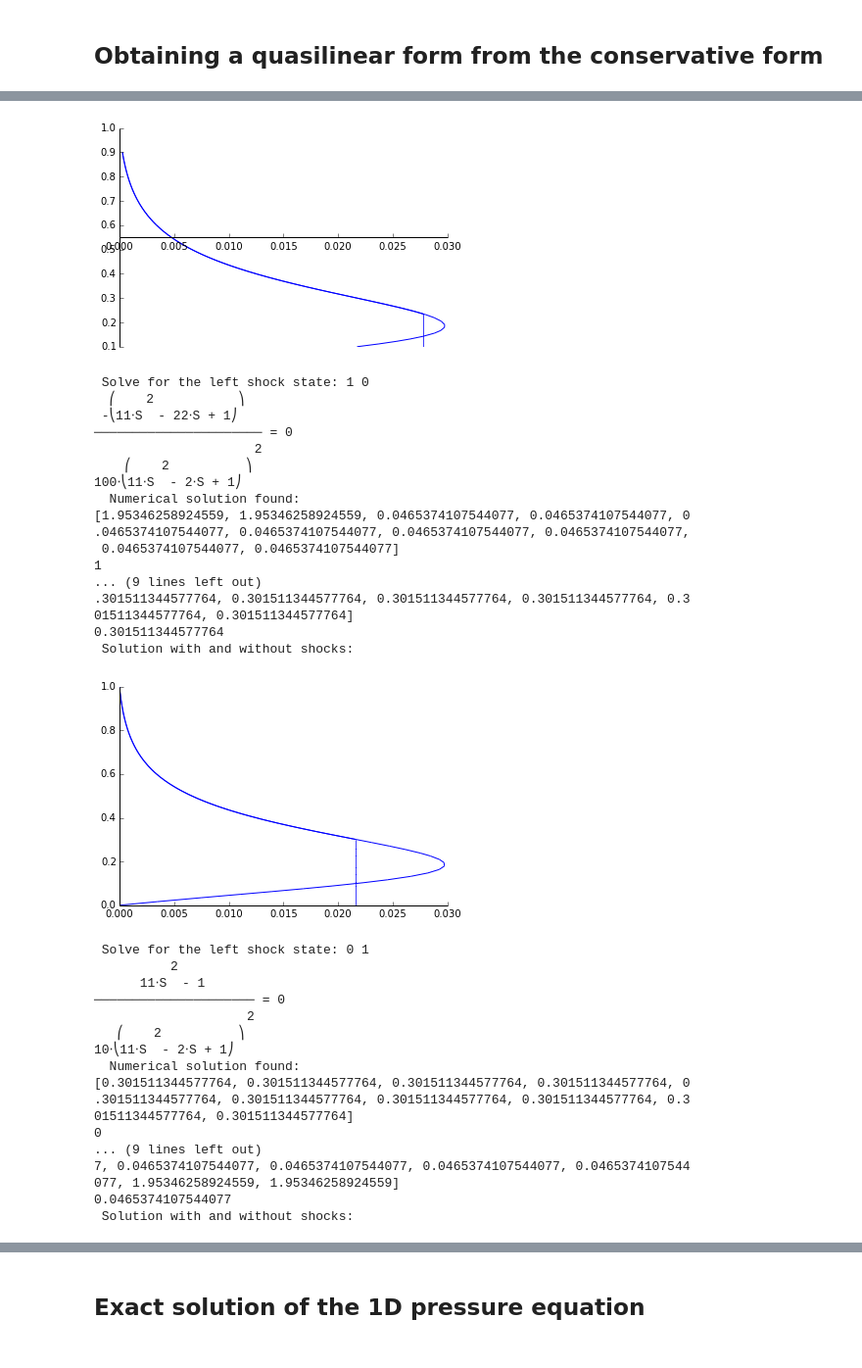
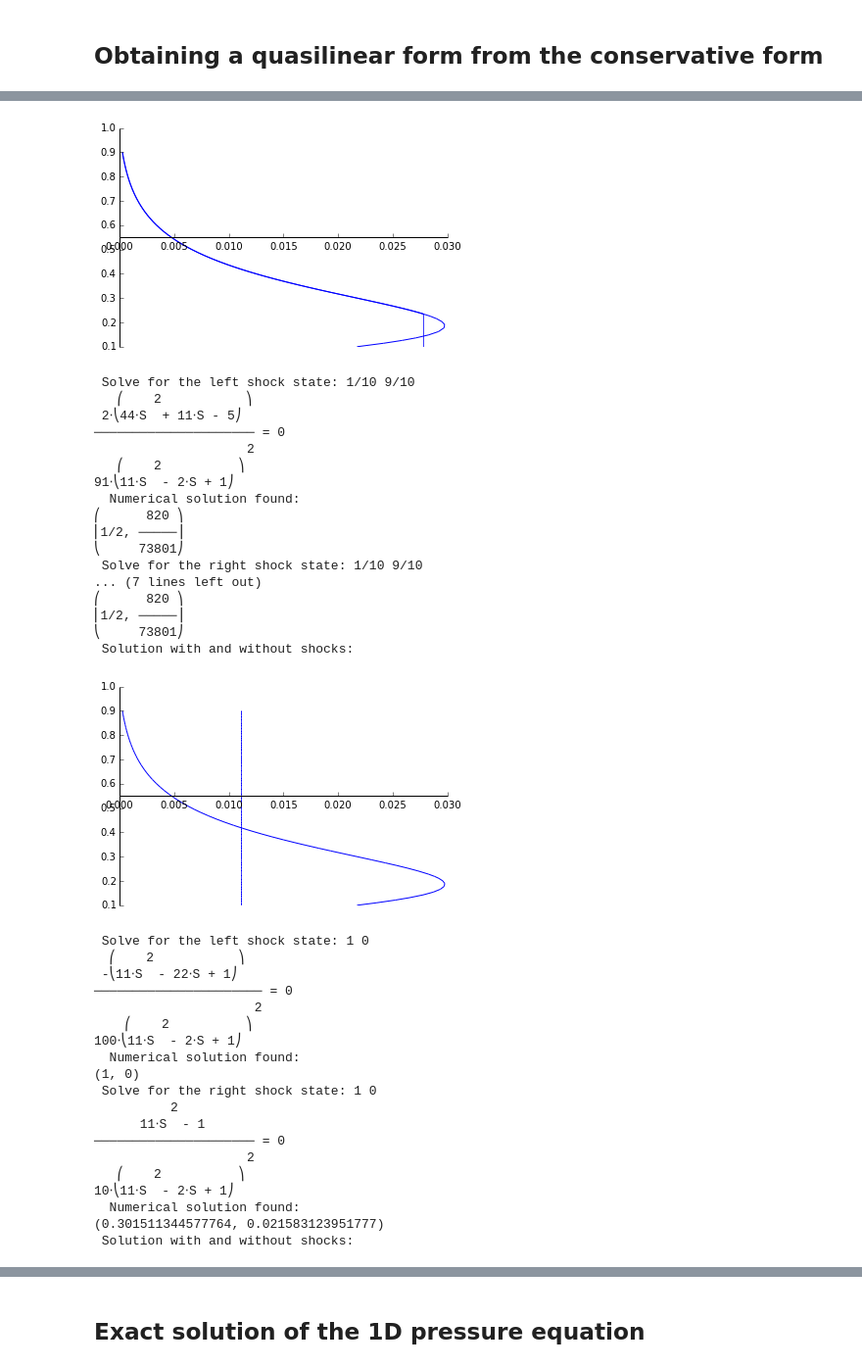
Before and after one commit to meistero/Samoa, a Jupyter notebook: scripts/python/Riemann_Darcy.ipynb, the cells around one changed output, grey strips where cells are left out. Shown at 98% size. Cells and saved outputs as stored; diff of their text form; code cells hidden in the pictures.

```diff
--- a/scripts/python/Riemann_Darcy.ipynb
+++ b/scripts/python/Riemann_Darcy.ipynb
@@ -177,13 +193,13 @@ u_t = symbols('u_t',real=True)
 
 print "Test (mu_w:0.3e-3, mu_n:3.0e-3, u_t:10^(-2), K:1.0e-8, g:0.0):"
 Riemann(Rational(9, 10), Rational(1, 10), Rational(3, 1e4), Rational(3, 1e3), Rational(31200, 100), Rational(25864, 100), Rational(1, 1e2), Rational(1, 1e8), 0)
+Riemann(Rational(1, 10), Rational(9, 10), Rational(3, 1e4), Rational(3, 1e3), Rational(31200, 100), Rational(25864, 100), Rational(1, 1e2), Rational(1, 1e8), 0)
 Riemann(Rational(10, 10), Rational(0, 10), Rational(3, 1e4), Rational(3, 1e3), Rational(31200, 100), Rational(25864, 100), Rational(1, 1e2), Rational(1, 1e8), 0)
 Riemann(Rational(0, 10), Rational(10, 10), Rational(3, 1e4), Rational(3, 1e3), Rational(31200, 100), Rational(25864, 100), Rational(1, 1e2), Rational(1, 1e8), 0)
-Riemann(Rational(5, 10), Rational(1, 50), Rational(3, 1e4), Rational(3, 1e3), Rational(31200, 100), Rational(25864, 100), Rational(1, 1e2), Rational(1, 1e8), 0)
 
 print "Test (mu_w:0.3e-3, mu_n:3.0e-3, u_t:0, K:1.0e-8, g:9.81):"
 Riemann(Rational(9, 10), Rational(1, 10), Rational(3, 1e4), Rational(3, 1e3), Rational(31200, 100), Rational(25864, 100), 0, Rational(1, 1e8), Rational(980665,1e6))
-Riemann(Rational(9, 10), Rational(1, 10), Rational(3, 1e4), Rational(3, 1e3), Rational(31200, 100), Rational(25864, 100), 0, Rational(1, 1e8), Rational(-980665,1e6))
+Riemann(Rational(1, 10), Rational(9, 10), Rational(3, 1e4), Rational(3, 1e3), Rational(31200, 100), Rational(25864, 100), 0, Rational(1, 1e8), Rational(980665,1e6))
 
 print "General formula:"
 Riemann(S_l, S_r, mu_w, mu_n, rho_w, rho_n, u_t, K, 0)
@@ -209,24 +225,33 @@ Test (mu_w:0.3e-3, mu_n:3.0e-3, u_t:10^(-2), K:1.0e-8, g:0.0):
  Solution with and without shocks:
 [figure]
- Solve for the left shock state: 1 0
-  ⎛    2           ⎞
- -⎝11⋅S  - 22⋅S + 1⎠
-────────────────────── = 0
-                     2
-    ⎛    2          ⎞
-100⋅⎝11⋅S  - 2⋅S + 1⎠
+ Solve for the left shock state: 1/10 9/10
+   ⎛    2           ⎞
+ 2⋅⎝44⋅S  + 11⋅S - 5⎠
+───────────────────── = 0
+                    2
+   ⎛    2          ⎞
+91⋅⎝11⋅S  - 2⋅S + 1⎠
   Numerical solution found:
-[1.95346258924559, 1.95346258924559, 0.0465374107544077, 0.0465374107544077, 0
-.0465374107544077, 0.0465374107544077, 0.0465374107544077, 0.0465374107544077,
- 0.0465374107544077, 0.0465374107544077]
-1
-... (9 lines left out)
-.301511344577764, 0.301511344577764, 0.301511344577764, 0.301511344577764, 0.3
-01511344577764, 0.301511344577764]
-0.301511344577764
+⎛      820 ⎞
+⎜1/2, ─────⎟
+⎝     73801⎠
+ Solve for the right shock state: 1/10 9/10
+... (7 lines left out)
+⎛      820 ⎞
+⎜1/2, ─────⎟
+⎝     73801⎠
  Solution with and without shocks:
-[figure, old version]
+[figure, new version]
- Solve for the left shock state: 0 1
+ Solve for the left shock state: 1 0
+  ⎛    2           ⎞
+ -⎝11⋅S  - 22⋅S + 1⎠
+────────────────────── = 0
+                     2
+    ⎛    2          ⎞
+100⋅⎝11⋅S  - 2⋅S + 1⎠
+  Numerical solution found:
+(1, 0)
+ Solve for the right shock state: 1 0
           2
       11⋅S  - 1
 ───────────────────── = 0
@@ -234,12 +259,5 @@ Test (mu_w:0.3e-3, mu_n:3.0e-3, u_t:10^(-2), K:1.0e-8, g:0.0):
    ⎛    2          ⎞
 10⋅⎝11⋅S  - 2⋅S + 1⎠
   Numerical solution found:
-[0.301511344577764, 0.301511344577764, 0.301511344577764, 0.301511344577764, 0
-.301511344577764, 0.301511344577764, 0.301511344577764, 0.301511344577764, 0.3
-01511344577764, 0.301511344577764]
-0
-... (9 lines left out)
-7, 0.0465374107544077, 0.0465374107544077, 0.0465374107544077, 0.0465374107544
-077, 1.95346258924559, 1.95346258924559]
-0.0465374107544077
+(0.301511344577764, 0.021583123951777)
  Solution with and without shocks:
```
Also changed, not shown: parts of 6 cells of this notebook, 6 other files.
